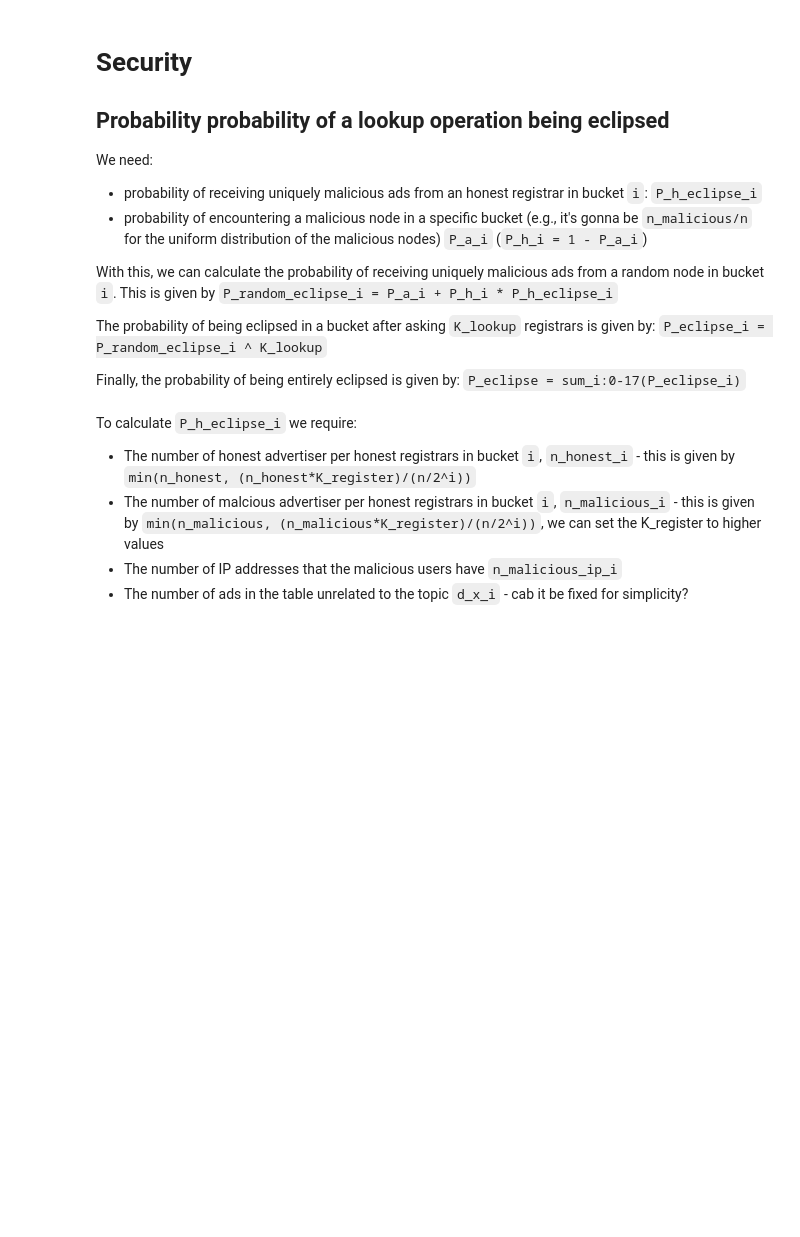
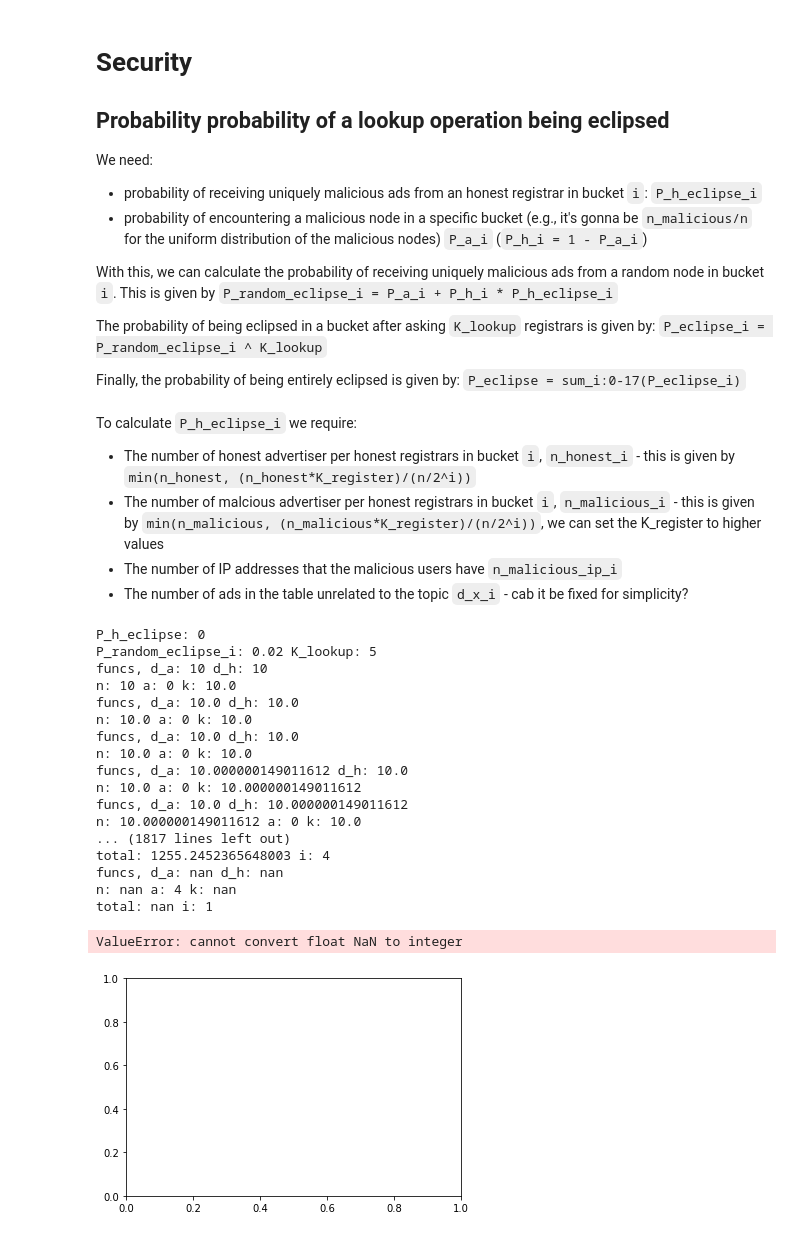
Before and after one commit to datahop/p2p-service-discovery, a Jupyter notebook: service-discovery/python/analysis_section.ipynb, the cells around one changed output. Drawn from its saved outputs; the diff is of its cells as text; code cells hidden in the pictures; blank space fills up the shorter version.

```diff
--- a/service-discovery/python/analysis_section.ipynb
+++ b/service-discovery/python/analysis_section.ipynb
@@ -239,8 +239,10 @@ def ip_score_a(d_h, d_a, ip_num_a):
 
     result = 0
     total = n+2**a*k
+    print("n:", n, "a:", a, "k:", k)
     for i in range (1,a+1):
         m = n / 2**(i-1)
+        print("total:", total, "i:", i)
         b = int(total/2**i)+1
         result += p(m, b-2**(a-i)*k)
     for i in range(a+1, 33):
@@ -253,6 +255,7 @@ def func(var):
     d_a = var[0] #attacker in the table
     d_h = var[1] #honest in the table
     f = np.zeros(2)
+    print("funcs, d_a:", d_a, "d_h:", d_h)
     f[0] = g_x_a / (1 + (((d_a + d_h)/(d_a + d_h + g_others)) + ip_score_a(d_h, d_a, g_ip_num_a))/(1-(d_a + d_h)/n)**P_occ) - d_a
     f[1] = g_x_h / (1 + (((d_a + d_h)/(d_a + d_h + g_others)) + ip_score_h(d_h, d_a, g_ip_num_a))/(1-(d_a + d_h)/n)**P_occ) - d_h
     return f
@@ -265,7 +268,7 @@ def single_registrar_eclipse_probability(x_h, x_a, others, ip_num_a, n_lookup):
     g_others = others #the number of other requests in the table
     g_ip_num_a = ip_num_a #the number of distinct IP addresses at attacker's disposal
 
-    d_initial_guess = (100, 100)
+    d_initial_guess = (10, 10)
     d_solution = fsolve(func, d_initial_guess)
     d_a = int(d_solution[0])# num of malicious ads in the table
     d_h = int(d_solution[1])# num of honest ads in the table
@@ -275,8 +278,12 @@ def single_registrar_eclipse_probability(x_h, x_a, others, ip_num_a, n_lookup):
     #see https://study.com/skill/learn/calculating-probabilities-of-draws-without-replacement-explanation.html
     P_eclipsed = 1
     for i in range(0, n_lookup):
+        #stop if we don't have any additional ads left
+        if((d_a + d_h - i) == 0):
+            break
         P_eclipsed *= (d_a - i) / (d_a + d_h - i)
 
+    print("returning;: P_eclipse:", P_eclipsed)
     return P_eclipsed
 
 #i - the bucket number
@@ -291,48 +298,78 @@ def single_registrar_eclipse_probability(x_h, x_a, others, ip_num_a, n_lookup):
 def P_h_eclipse(n, n_honest, K_register, n_malicious, K_register_malicious, i, others, n_malicious_ip, n_lookup):
     x_h = min(n_honest, (n_honest*K_register)/(n/(2**i)))
     x_a = min(n_malicious, (n_malicious*K_register_malicious)/(n/(2**i)))
+    #print("i", i, "x_a", x_a, "x_h", x_h, "n_malicious_ip", n_malicious_ip, "n_malicious", n_malicious)
     if(int(x_a) == 0):
         return 0
-    #print("i", i, "x_a", x_a, "x_h", x_h, "n_malicious_ip", n_malicious_ip, "n_malicious", n_malicious)
-    ip_num_a = int(n_malicious_ip*x_a /n_malicious) #the malicious advertisers in question receive a proportional number of IP addresses
 
+    ip_num_a = max(1, int(n_malicious_ip*x_a /n_malicious)) #the malicious advertisers in question receive a proportional number of IP addresses
+
+    print("single_registrar_eclipse_probability(x_h, x_a, others, ip_num_a, n_lookup):", single_registrar_eclipse_probability(x_h, x_a, others, ip_num_a, n_lookup))
     return single_registrar_eclipse_probability(x_h, x_a, others, ip_num_a, n_lookup)
 
 #the probability of being eclipse in a specific bucket
 def P_eclipse_i(n, n_honest, K_register, n_malicious, K_register_malicious, i, others, n_malicious_ip, n_lookup, K_lookup):
     P_a_i  = n_malicious / n
     P_h_i = (n - n_malicious) / n
 
+    print("P_h_eclipse:", P_h_eclipse(n, n_honest, K_register, n_malicious, K_register_malicious, i, others, n_malicious_ip, n_lookup))
     P_random_eclipse_i = P_a_i + P_h_i * P_h_eclipse(n, n_honest, K_register, n_malicious, K_register_malicious, i, others, n_malicious_ip, n_lookup)
+    print("P_random_eclipse_i:", P_random_eclipse_i, "K_lookup:", K_lookup)
     return P_random_eclipse_i ** K_lookup
 
 
-def P_eclipse(n, n_honest, K_register, n_malicious, K_register_malicious, others, n_malicious_ip, n_lookup, K_loookup):
+def P_eclipse(n, n_honest, K_register, n_malicious, K_register_malicious, others, n_malicious_ip, n_lookup, K_lookup):
     result = 1
-    for i in range(1, 18):
+    for i in range(1, 12):
         result *= P_eclipse_i(n, n_honest, K_register, n_malicious, K_register_malicious, i, others, n_malicious_ip, n_lookup, K_lookup)
+    return result
 
 fig = plt.figure()
 ax = fig.add_subplot()
 x_vals = []
 y_vals = []
-for n_malicious in range(1, 500, 10):
-    n = 25000 #the number of all the nodes in the network
-    n_honest = n - n_malicious
-    K_register = 5
-    K_register_malicious = 15
-    others = 0
-    n_malicious_ip = 50
-    n_lookup = 10
-    K_lookup = 5
+#for n_malicious in range(1, 500, 10):
+n = 25000 #the number of all the nodes in the network
+n_malicious = 500
+n_honest = n - n_malicious
+K_register = 5
+K_register_malicious = 15
+others = 0
+n_malicious_ip = 50
+n_lookup = 10
+K_lookup = 5
 
-    y_val = P_eclipse(n, n_honest, K_register, n_malicious, K_register_malicious, others,n_malicious_ip, n_lookup, K_lookup)
-    x_vals.append(n_malicious)
-    y_vals.append(y_val)
+y_val = P_eclipse(n, n_honest, K_register, n_malicious, K_register_malicious, others,n_malicious_ip, n_lookup, K_lookup)
+assert(y_val != None)
+print("Eclipse probability for ", n_malicious, "malicious nodes is", y_val)
+x_vals.append(n_malicious)
+y_vals.append(y_val)
 
-ax.plot(x_vals, y_vals, color='red')
+
+
+#ax.plot(x_vals, y_vals, color='red')
 
 plt.ylabel("Lookup eclipse proability")
 plt.xlabel("n_malicious")
 plt.legend()
 plt.show()
+# %% [output]
+P_h_eclipse: 0
+P_random_eclipse_i: 0.02 K_lookup: 5
+funcs, d_a: 10 d_h: 10
+n: 10 a: 0 k: 10.0
+funcs, d_a: 10.0 d_h: 10.0
+n: 10.0 a: 0 k: 10.0
+funcs, d_a: 10.0 d_h: 10.0
+n: 10.0 a: 0 k: 10.0
+funcs, d_a: 10.000000149011612 d_h: 10.0
+n: 10.0 a: 0 k: 10.000000149011612
+funcs, d_a: 10.0 d_h: 10.000000149011612
+n: 10.000000149011612 a: 0 k: 10.0
+... (1817 lines left out)
+total: 1255.2452365648003 i: 4
+funcs, d_a: nan d_h: nan
+n: nan a: 4 k: nan
+total: nan i: 1
+ValueError: cannot convert float NaN to integer
+[figure, added]
```
